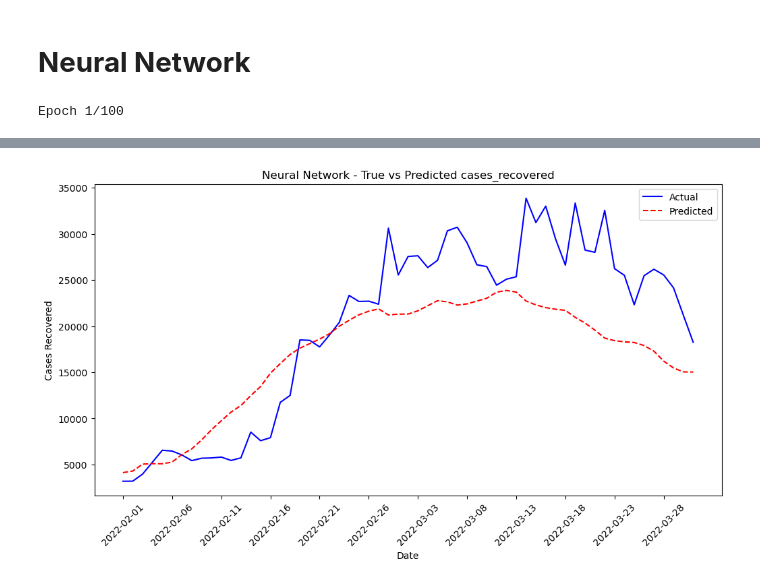
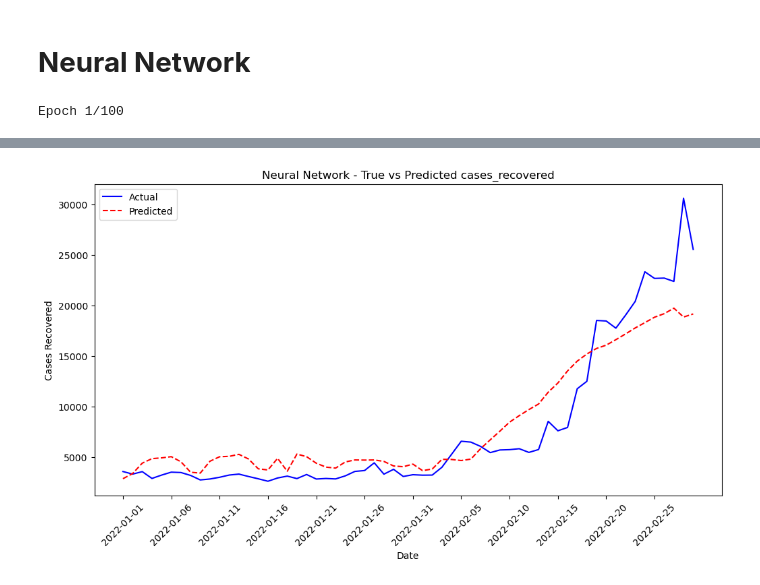
Before and after one commit to Leejames2305/AINotebook, a Jupyter notebook: Lab 3 Supervised Learning.ipynb, the cells around one changed output, grey strips where cells are left out. Cells and saved outputs as stored; diff of their text form; code cells hidden in the pictures.

```diff
--- a/Lab 3 Supervised Learning.ipynb
+++ b/Lab 3 Supervised Learning.ipynb
@@ -53,7 +53,7 @@ df_cases = pd.read_csv(url_cases, usecols=columnsCases)
 df_vax = pd.read_csv(url_vax, usecols=columnsVax)
 
 start = '2021-09-01'
-end = '2022-03-31'
+end = '2022-03-01'
 
 df_cases = df_cases[(df_cases['date'] >= start) & (df_cases['date'] <= end)]
 df_vax = df_vax[(df_vax['date'] >= start) & (df_vax['date'] <= end)]
@@ -191,8 +200,8 @@ Test Mean Squared Error: 121760370.0677966
 # **Neural Network**
 # %%
 # Neural Network
-train_data = df_combined[(df_combined['date'] >= '2021-09-01') & (df_combined['date'] <= '2022-01-31')]
-test_data = df_combined[(df_combined['date'] >= '2022-02-01') & (df_combined['date'] <= '2022-03-31')]
+train_data = df_combined[(df_combined['date'] >= '2021-09-01') & (df_combined['date'] <= '2021-12-31')]
+test_data = df_combined[(df_combined['date'] >= '2022-01-01') & (df_combined['date'] <= '2022-03-01')]
 
 X_train = train_data[['daily', 'cases_new', 'cases_active', 'cases_unvax', 'cases_fvax']]
 y_train = train_data['cases_recovered']
@@ -200,7 +209,7 @@ y_train = train_data['cases_recovered']
 X_test = test_data[['daily', 'cases_new', 'cases_active', 'cases_unvax', 'cases_fvax']]
 y_test = test_data['cases_recovered']
 
-X_train, X_val, y_train, y_val = train_test_split(X_train, y_train, test_size=0.1, random_state=42)
+X_train, X_val, y_train, y_val = train_test_split(X_train, y_train, test_size=0.2, random_state=42)
 
 # -----------------------------------------------------------------------------------
 # TensorFlow model
@@ -215,7 +224,7 @@ model = tf.keras.Sequential([
 ])
 
 
-model.compile(optimizer='adam', loss='mae')
+model.compile(optimizer='adam', loss='mse')
 
 history = model.fit(X_train, y_train, epochs=100, validation_data=(X_val, y_val))
 
@@ -225,6 +234,11 @@ print(f'Test Loss: {test_loss}')
 
 # Make predictions
 predictions = model.predict(X_test)
+
+# r2
+r2 = r2_score(y_test, predictions)
+print("R2 score: ", r2)
+
 # -----------------------------------------------------------------------------------
 
 # Plot the predictions and the actual values in date domain
@@ -264 +278 @@ Test Loss: 4716.7880859375
-[figure, old version]
+[figure, new version]
```
Also changed, not shown: parts of 5 cells of this notebook.
